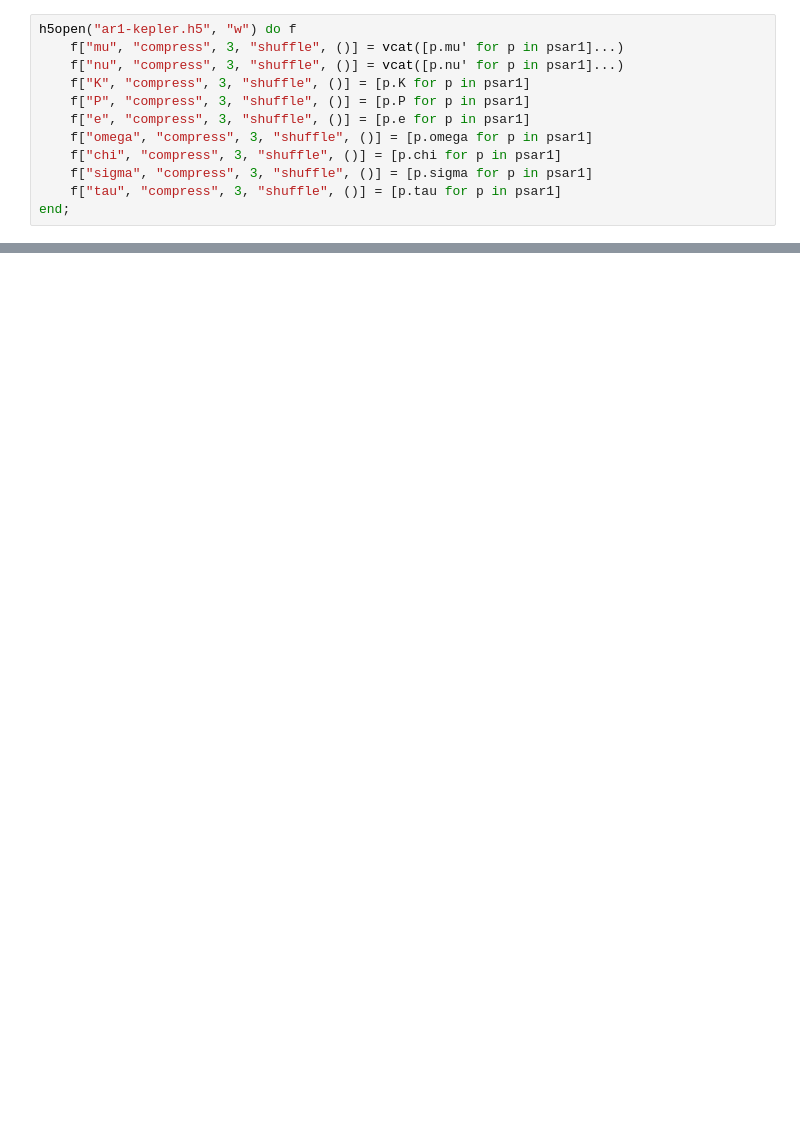
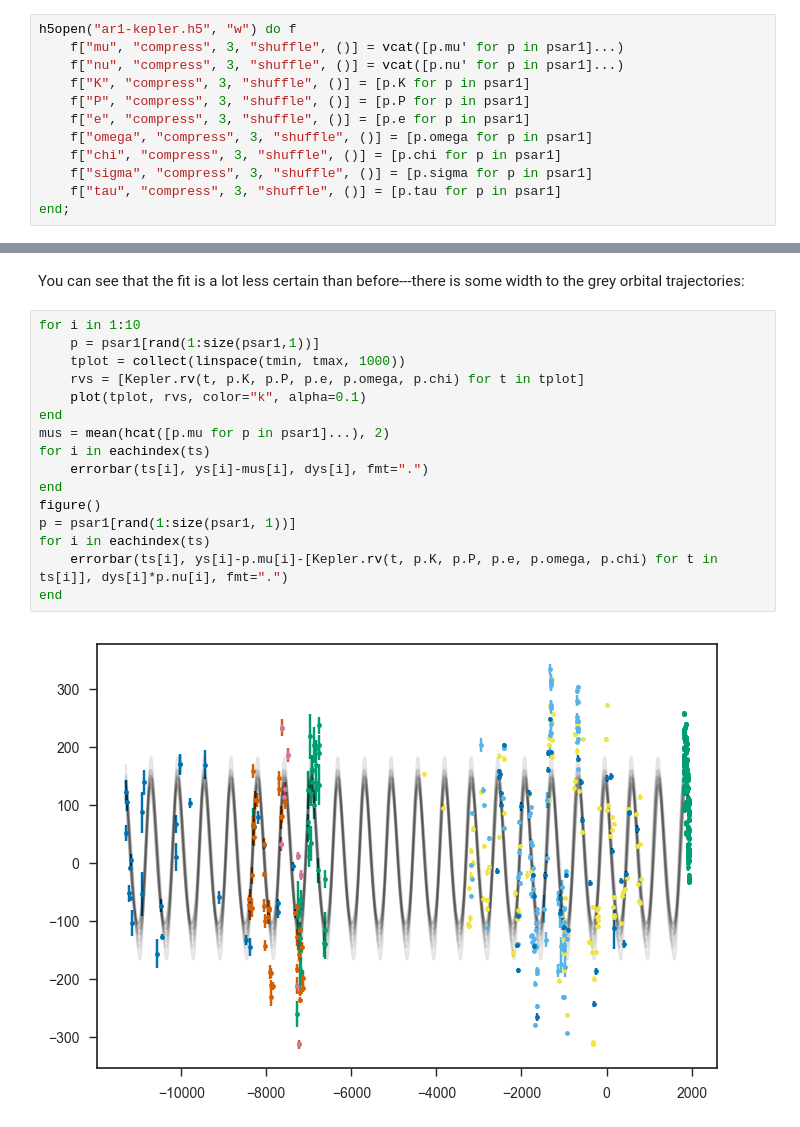
Before and after one commit to farr/Aldebaran, a Jupyter notebook: notebooks/LargeSpacing.ipynb, the cells around one changed output, grey strips where cells are left out. Drawn from its saved outputs; the diff is of its cells as text; blank space fills up the shorter version.

```diff
--- a/notebooks/LargeSpacing.ipynb
+++ b/notebooks/LargeSpacing.ipynb
@@ -819,0 +957,20 @@ PyObject <matplotlib.text.Text object at 0x...>
+# %% [markdown]
+You can see that the fit is a lot less certain than before---there is some width to the grey orbital trajectories:
+# %%
+for i in 1:10
+    p = psar1[rand(1:size(psar1,1))]
+    tplot = collect(linspace(tmin, tmax, 1000))
+    rvs = [Kepler.rv(t, p.K, p.P, p.e, p.omega, p.chi) for t in tplot]
+    plot(tplot, rvs, color="k", alpha=0.1)
+end
+mus = mean(hcat([p.mu for p in psar1]...), 2)
+for i in eachindex(ts)
+    errorbar(ts[i], ys[i]-mus[i], dys[i], fmt=".")
+end
+figure()
+p = psar1[rand(1:size(psar1, 1))]
+for i in eachindex(ts)
+    errorbar(ts[i], ys[i]-p.mu[i]-[Kepler.rv(t, p.K, p.P, p.e, p.omega, p.chi) for t in ts[i]], dys[i]*p.nu[i], fmt=".")
+end
+# %% [output]
+[figure, added]
```
Also changed, not shown: parts of 76 cells of this notebook, 3 other files.
